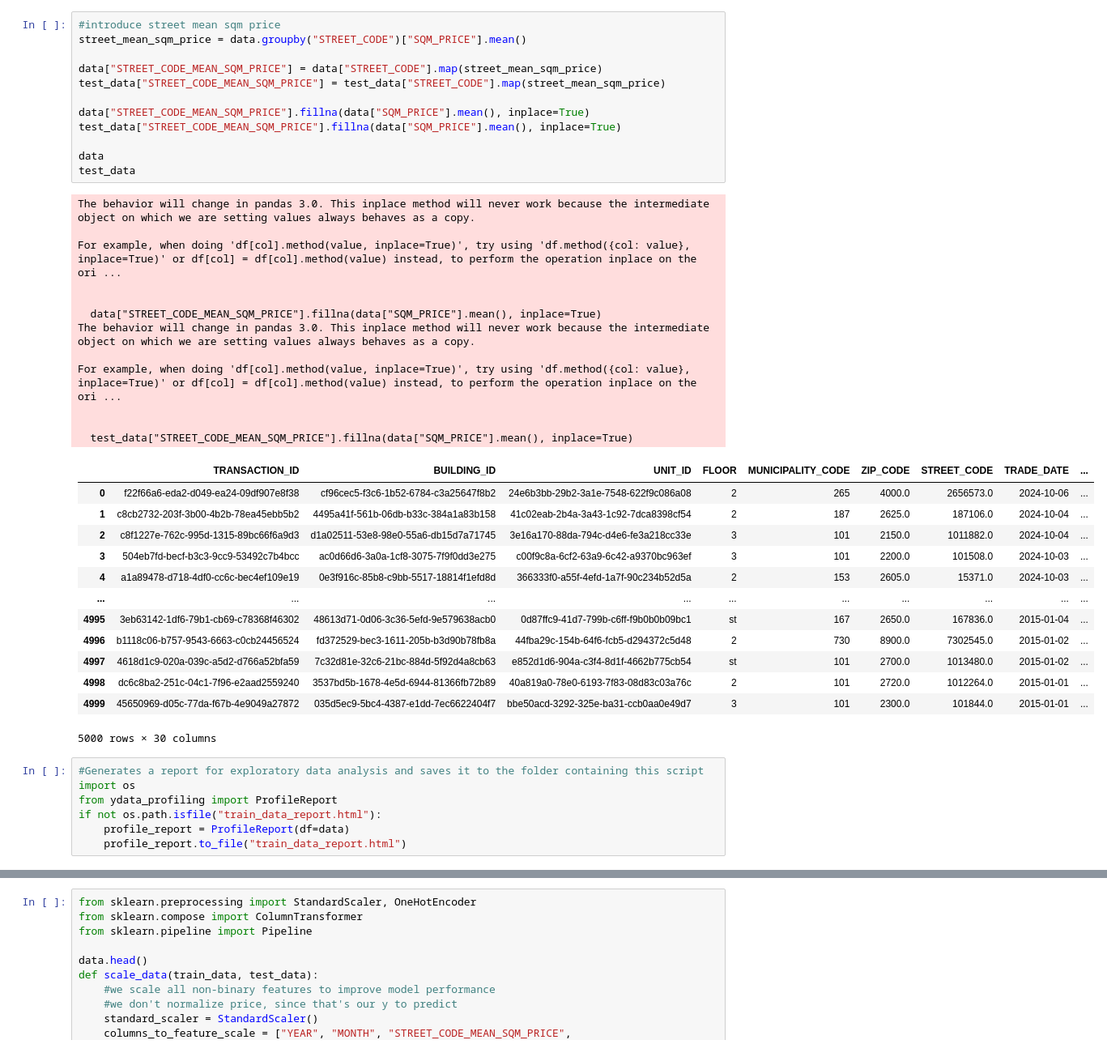
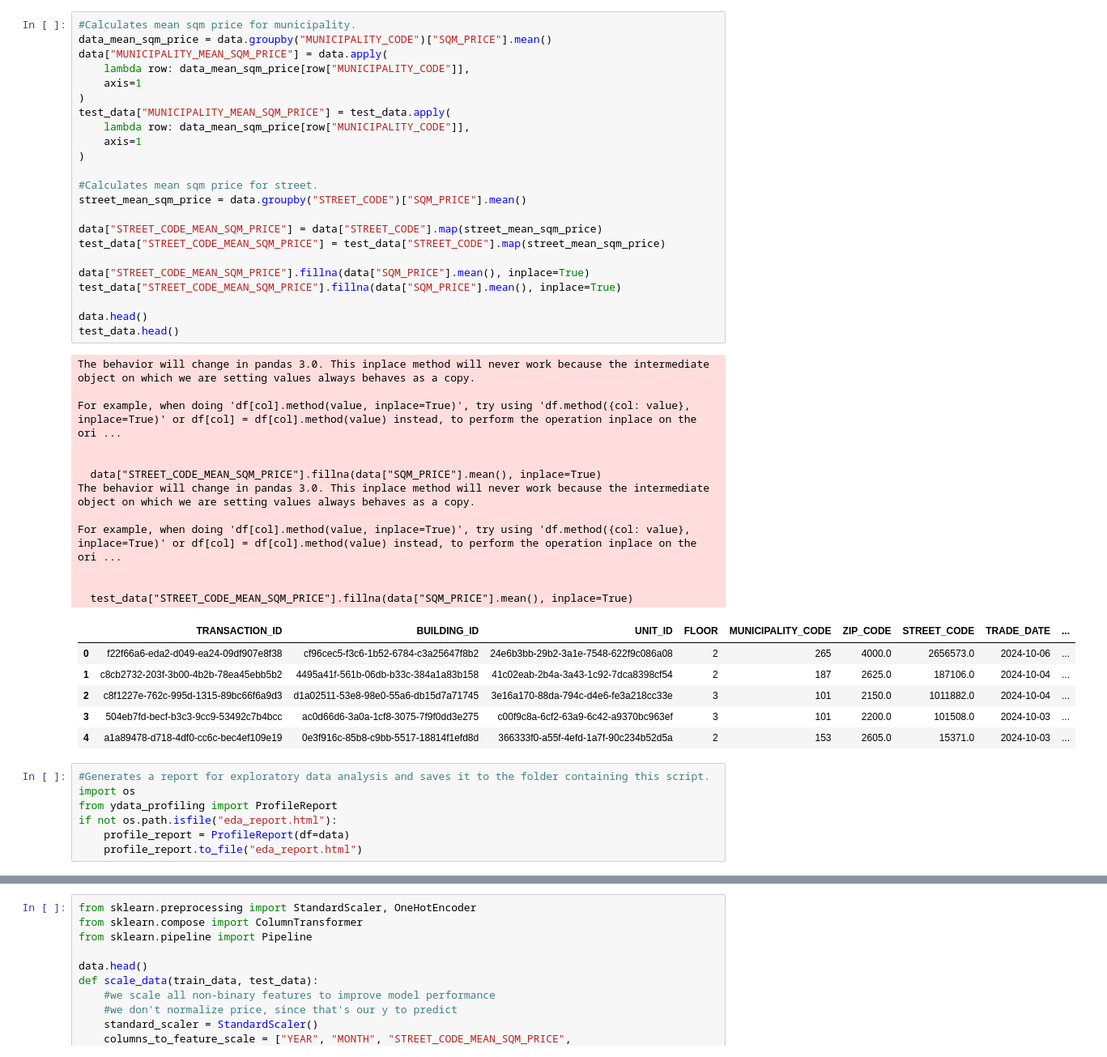
Before and after one commit to wasabi39/hackathon_houses, a Jupyter notebook: boligpriser.ipynb, the cells around one changed output, grey strips where cells are left out. Shown: that part at 81% size. Drawn from its saved outputs; the diff is of its cells as text.

```diff
--- a/boligpriser.ipynb
+++ b/boligpriser.ipynb
@@ -42,45 +29,49 @@ test_data
 # %%
-#introduce street mean sqm price
+#Calculates mean sqm price for municipality.
+data_mean_sqm_price = data.groupby("MUNICIPALITY_CODE")["SQM_PRICE"].mean()
+data["MUNICIPALITY_MEAN_SQM_PRICE"] = data.apply(
+    lambda row: data_mean_sqm_price[row["MUNICIPALITY_CODE"]],
+    axis=1
+)
+test_data["MUNICIPALITY_MEAN_SQM_PRICE"] = test_data.apply(
+    lambda row: data_mean_sqm_price[row["MUNICIPALITY_CODE"]],
+    axis=1
+)
+
+#Calculates mean sqm price for street.
 street_mean_sqm_price = data.groupby("STREET_CODE")["SQM_PRICE"].mean()
 
 data["STREET_CODE_MEAN_SQM_PRICE"] = data["STREET_CODE"].map(street_mean_sqm_price)
 test_data["STREET_CODE_MEAN_SQM_PRICE"] = test_data["STREET_CODE"].map(street_mean_sqm_price)
 
 data["STREET_CODE_MEAN_SQM_PRICE"].fillna(data["SQM_PRICE"].mean(), inplace=True)
 test_data["STREET_CODE_MEAN_SQM_PRICE"].fillna(data["SQM_PRICE"].mean(), inplace=True)
 
-data
-test_data
+data.head()
+test_data.head()
 # %% [output]
 The behavior will change in pandas 3.0. This inplace method will never work because the intermediate object on which we are setting values always behaves as a copy.
 
 For example, when doing 'df[col].method(value, inplace=True)', try using 'df.method({col: value}, inplace=True)' or df[col] = df[col].method(value) instead, to perform the operation inplace on the ori ...
 
 
   data["STREET_CODE_MEAN_SQM_PRICE"].fillna(data["SQM_PRICE"].mean(), inplace=True)
 The behavior will change in pandas 3.0. This inplace method will never work because the intermediate object on which we are setting values always behaves as a copy.
 
 For example, when doing 'df[col].method(value, inplace=True)', try using 'df.method({col: value}, inplace=True)' or df[col] = df[col].method(value) instead, to perform the operation inplace on the ori ...
 
 
   test_data["STREET_CODE_MEAN_SQM_PRICE"].fillna(data["SQM_PRICE"].mean(), inplace=True)
 |  | TRANSACTION_ID | BUILDING_ID | UNIT_ID | FLOOR | MUNICIPALITY_CODE | ZIP_CODE | STREET_CODE | TRADE_DATE | ... |
 | 0 | f22f66a6-eda2-d049-ea24-09df907e8f38 | cf96cec5-f3c6-1b52-6784-c3a25647f8b2 | 24e6b3bb-29b2-3a1e-7548-622f9c086a08 | 2 | 265 | 4000.0 | 2656573.0 | 2024-10-06 | ... |
 | 1 | c8cb2732-203f-3b00-4b2b-78ea45ebb5b2 | 4495a41f-561b-06db-b33c-384a1a83b158 | 41c02eab-2b4a-3a43-1c92-7dca8398cf54 | 2 | 187 | 2625.0 | 187106.0 | 2024-10-04 | ... |
 | 2 | c8f1227e-762c-995d-1315-89bc66f6a9d3 | d1a02511-53e8-98e0-55a6-db15d7a71745 | 3e16a170-88da-794c-d4e6-fe3a218cc33e | 3 | 101 | 2150.0 | 1011882.0 | 2024-10-04 | ... |
 | 3 | 504eb7fd-becf-b3c3-9cc9-53492c7b4bcc | ac0d66d6-3a0a-1cf8-3075-7f9f0dd3e275 | c00f9c8a-6cf2-63a9-6c42-a9370bc963ef | 3 | 101 | 2200.0 | 101508.0 | 2024-10-03 | ... |
 | 4 | a1a89478-d718-4df0-cc6c-bec4ef109e19 | 0e3f916c-85b8-c9bb-5517-18814f1efd8d | 366333f0-a55f-4efd-1a7f-90c234b52d5a | 2 | 153 | 2605.0 | 15371.0 | 2024-10-03 | ... |
-| ... | ... | ... | ... | ... | ... | ... | ... | ... | ... |
-| 4995 | 3eb63142-1df6-79b1-cb69-c78368f46302 | 48613d71-0d06-3c36-5efd-9e579638acb0 | 0d87ffc9-41d7-799b-c6ff-f9b0b0b09bc1 | st | 167 | 2650.0 | 167836.0 | 2015-01-04 | ... |
-| 4996 | b1118c06-b757-9543-6663-c0cb24456524 | fd372529-bec3-1611-205b-b3d90b78fb8a | 44fba29c-154b-64f6-fcb5-d294372c5d48 | 2 | 730 | 8900.0 | 7302545.0 | 2015-01-02 | ... |
-| 4997 | 4618d1c9-020a-039c-a5d2-d766a52bfa59 | 7c32d81e-32c6-21bc-884d-5f92d4a8cb63 | e852d1d6-904a-c3f4-8d1f-4662b775cb54 | st | 101 | 2700.0 | 1013480.0 | 2015-01-02 | ... |
-| 4998 | dc6c8ba2-251c-04c1-7f96-e2aad2559240 | 3537bd5b-1678-4e5d-6944-81366fb72b89 | 40a819a0-78e0-6193-7f83-08d83c03a76c | 2 | 101 | 2720.0 | 1012264.0 | 2015-01-01 | ... |
-| 4999 | 45650969-d05c-77da-f67b-4e9049a27872 | 035d5ec9-5bc4-4387-e1dd-7ec6622404f7 | bbe50acd-3292-325e-ba31-ccb0aa0e49d7 | 3 | 101 | 2300.0 | 101844.0 | 2015-01-01 | ... |
-5000 rows × 30 columns
 # %%
-#Generates a report for exploratory data analysis and saves it to the folder containing this script
+#Generates a report for exploratory data analysis and saves it to the folder containing this script.
 import os
 from ydata_profiling import ProfileReport
-if not os.path.isfile("train_data_report.html"):
+if not os.path.isfile("eda_report.html"):
     profile_report = ProfileReport(df=data)
-    profile_report.to_file("train_data_report.html")
+    profile_report.to_file("eda_report.html")
```
Also changed, not shown: parts of 38 cells of this notebook.
